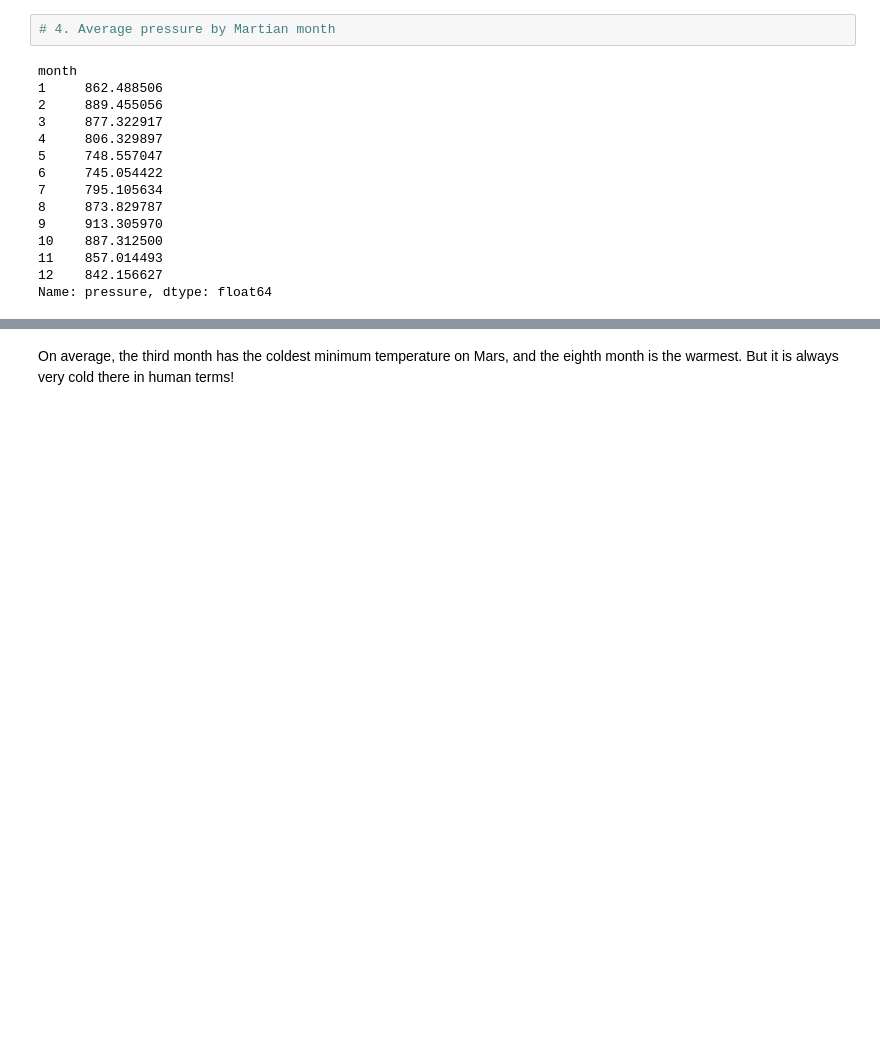
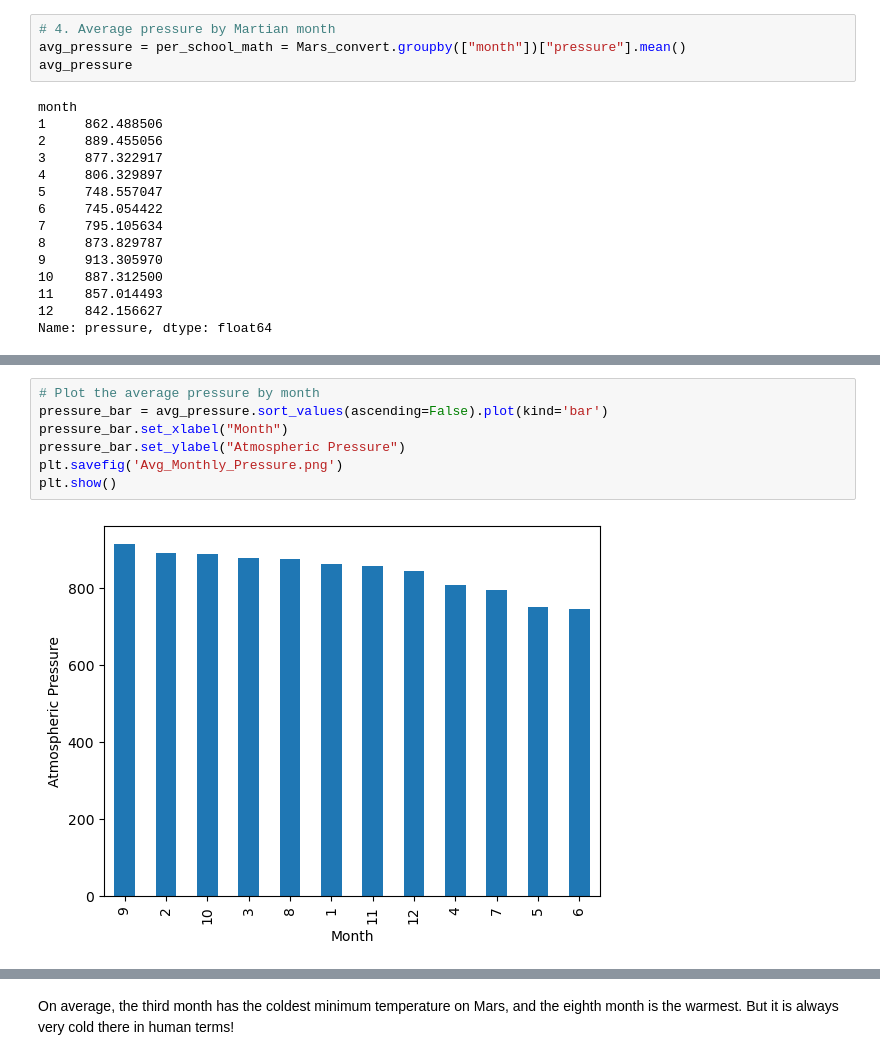
Before and after one commit to msryannhawkins/HTML-Challenge-Mod11, a Jupyter notebook: part_2_mars_weather.ipynb, the cells around one changed output, grey strips where cells are left out. Cells and saved outputs as stored; diff of their text form; blank space fills up the shorter version.

```diff
--- a/part_2_mars_weather.ipynb
+++ b/part_2_mars_weather.ipynb
@@ -241,5 +253,7 @@ Name: min_temp, dtype: float64
 # %%
 # 4. Average pressure by Martian month
+avg_pressure = per_school_math = Mars_convert.groupby(["month"])["pressure"].mean()
+avg_pressure
 # %% [output]
 month
 1     862.488506
@@ -265,0 +272,9 @@ Name: pressure, dtype: float64
+# %%
+# Plot the average pressure by month
+pressure_bar = avg_pressure.sort_values(ascending=False).plot(kind='bar')
+pressure_bar.set_xlabel("Month")
+pressure_bar.set_ylabel("Atmospheric Pressure")
+plt.savefig('Avg_Monthly_Pressure.png')
+plt.show()
+# %% [output]
+[figure, added]
```
Also changed, not shown: parts of 13 cells of this notebook, 4 other files.
